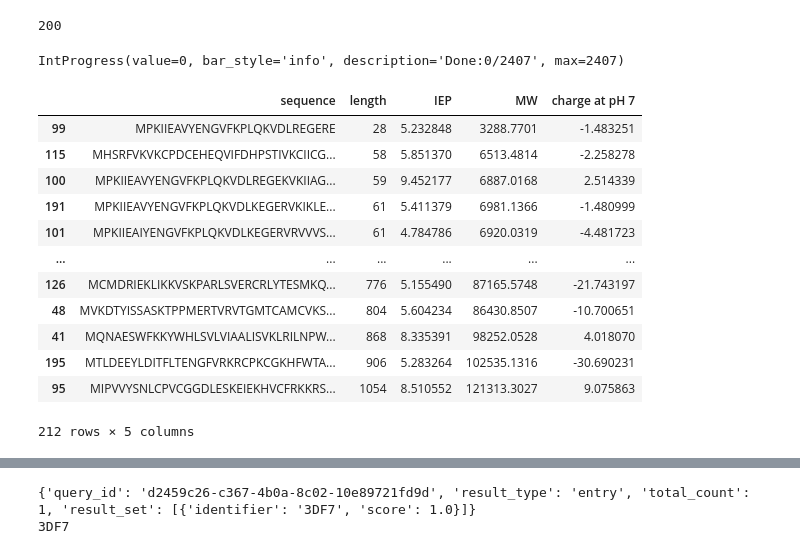
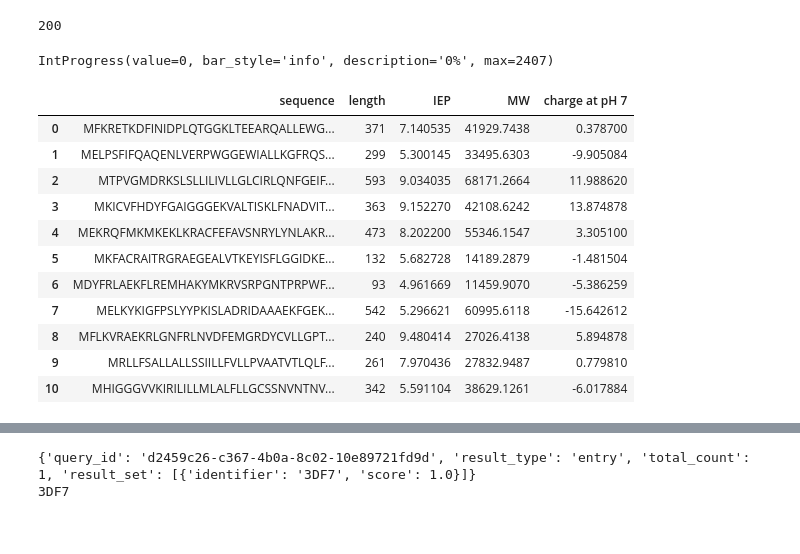
Before and after one commit to CameronMiele/JBF-ProteinPioneers, a Jupyter notebook: API Testing.ipynb, the cells around one changed output, grey strips where cells are left out. Cells and saved outputs as stored; diff of their text form; code cells hidden in the pictures.

Commit message:
May 30th, Worked on User Notebook for FASTA manipulation and looked into UniProt APIs

```diff
--- a/API Testing.ipynb
+++ b/API Testing.ipynb
@@ -52,72 +52,63 @@ with open('data/aechaeoglobus_fulgidus.faa') as protfile: #Generates a list of e
     sequence = str(record.seq)
     seqList.append(sequence)
 
-dfdict = defaultdict(list) #Defines empty dictionary that can be converted to a PD dataframe
-datalen = []
-protpI = []
-protMW = []
-prot_charge_at_pH = []
+dfdict = {
+    'sequence' : [],
+    'length' : [],
+    'IEP' : [],
+    'MW' : [],
+    'charge at pH 7' : [],
+}
 
-loadBar = widgets.IntProgress(min=0, max=len(seqList), description=f'0/{len(seqList)}', bar_style='info', orientation='horizontal') #Displays loading bar for convenience
+loadBar = widgets.IntProgress(min=0, max=len(seqList), description='0%', bar_style='info', orientation='horizontal') #Displays loading bar for convenience
 display(loadBar)
 
-for sequence in seqList: #Checks each protein of RCSB API for sequence matches
+for sequence in seqList[:100]: #Checks each protein of RCSB API for sequence matches
     my_query = {
       "query": {
         "type": "terminal",
         "service": "sequence",
         "parameters": {
           "evalue_cutoff": 1,
           "identity_cutoff": 0.9,
           "sequence_type": "protein",
           "value": sequence
         }
       },
       "request_options": {
         "scoring_strategy": "sequence"
       },
       "return_type": "entry"
     }
     my_query = json.dumps(my_query)
     APIdata = requests.get(f"https://search.rcsb.org/rcsbsearch/v2/query?json={my_query}")
     if APIdata.status_code == 200: #Adds each protein with sequence matches to a dataframe
         length = len(sequence)
         dfdict['sequence'].append(sequence)
-        datalen.append(length)
+        dfdict['length'].append(length)
         protparams = PA(sequence)
-        protpI.append(protparams.isoelectric_point())
-        protMW.append(protparams.molecular_weight())
-        prot_charge_at_pH.append(protparams.charge_at_pH(7))
+        dfdict['IEP'].append(protparams.isoelectric_point())
+        dfdict['MW'].append(protparams.molecular_weight())
+        dfdict['charge at pH 7'].append(protparams.charge_at_pH(7))
 
     #Iterates loading bar
     loadBar.value += 1
-    loadBar.description = f'Done:{loadBar.value}/{len(seqList)}'
+    loadBar.description = f'Done:{100*loadBar.value/len(seqList):0.2f}%'
 
 loadBar.description = f'Search Complete'
 df = pd.DataFrame.from_dict(dfdict)
-
-df['length'] = datalen
-
-df['IEP'] = protpI
-
-df['MW'] = protMW
-
-df['charge at pH 7'] = prot_charge_at_pH
-
-df.sort_values(by=["length"])
 # %% [output]
-IntProgress(value=0, bar_style='info', description='Done:0/2407', max=2407)
+IntProgress(value=0, bar_style='info', description='0%', max=2407)
 |  | sequence | length | IEP | MW | charge at pH 7 |
-| 99 | MPKIIEAVYENGVFKPLQKVDLREGERE | 28 | 5.232848 | 3288.7701 | -1.483251 |
-| 115 | MHSRFVKVKCPDCEHEQVIFDHPSTIVKCIICG... | 58 | 5.851370 | 6513.4814 | -2.258278 |
-| 100 | MPKIIEAVYENGVFKPLQKVDLREGEKVKIIAG... | 59 | 9.452177 | 6887.0168 | 2.514339 |
-| 191 | MPKIIEAVYENGVFKPLQKVDLKEGERVKIKLE... | 61 | 5.411379 | 6981.1366 | -1.480999 |
-| 101 | MPKIIEAIYENGVFKPLQKVDLKEGERVRVVVS... | 61 | 4.784786 | 6920.0319 | -4.481723 |
-| ... | ... | ... | ... | ... | ... |
-| 126 | MCMDRIEKLIKKVSKPARLSVERCRLYTESMKQ... | 776 | 5.155490 | 87165.5748 | -21.743197 |
-| 48 | MVKDTYISSASKTPPMERTVRVTGMTCAMCVKS... | 804 | 5.604234 | 86430.8507 | -10.700651 |
-| 41 | MQNAESWFKKYWHLSVLVIAALISVKLRILNPW... | 868 | 8.335391 | 98252.0528 | 4.018070 |
-| 195 | MTLDEEYLDITFLTENGFVRKRCPKCGKHFWTA... | 906 | 5.283264 | 102535.1316 | -30.690231 |
-| 95 | MIPVVYSNLCPVCGGDLESKEIEKHVCFRKKRS... | 1054 | 8.510552 | 121313.3027 | 9.075863 |
+| 0 | MFKRETKDFINIDPLQTGGKLTEEARQALLEWG... | 371 | 7.140535 | 41929.7438 | 0.378700 |
+| 1 | MELPSFIFQAQENLVERPWGGEWIALLKGFRQS... | 299 | 5.300145 | 33495.6303 | -9.905084 |
+| 2 | MTPVGMDRKSLSLLILIVLLGLCIRLQNFGEIF... | 593 | 9.034035 | 68171.2664 | 11.988620 |
+| 3 | MKICVFHDYFGAIGGGEKVALTISKLFNADVIT... | 363 | 9.152270 | 42108.6242 | 13.874878 |
+| 4 | MEKRQFMKMKEKLKRACFEFAVSNRYLYNLAKR... | 473 | 8.202200 | 55346.1547 | 3.305100 |
+| 5 | MKFACRAITRGRAEGEALVTKEYISFLGGIDKE... | 132 | 5.682728 | 14189.2879 | -1.481504 |
+| 6 | MDYFRLAEKFLREMHAKYMKRVSRPGNTPRPWF... | 93 | 4.961669 | 11459.9070 | -5.386259 |
+| 7 | MELKYKIGFPSLYYPKISLADRIDAAAEKFGEK... | 542 | 5.296621 | 60995.6118 | -15.642612 |
+| 8 | MFLKVRAEKRLGNFRLNVDFEMGRDYCVLLGPT... | 240 | 9.480414 | 27026.4138 | 5.894878 |
+| 9 | MRLLFSALLALLSSIILLFVLLPVAATVTLQLF... | 261 | 7.970436 | 27832.9487 | 0.779810 |
+| 10 | MHIGGGVVKIRILILLMLALFLLGCSSNVNTNV... | 342 | 5.591104 | 38629.1261 | -6.017884 |
-212 rows × 5 columns
 # %%
```
Also changed, not shown: parts of 6 cells of this notebook, 5 other files.
